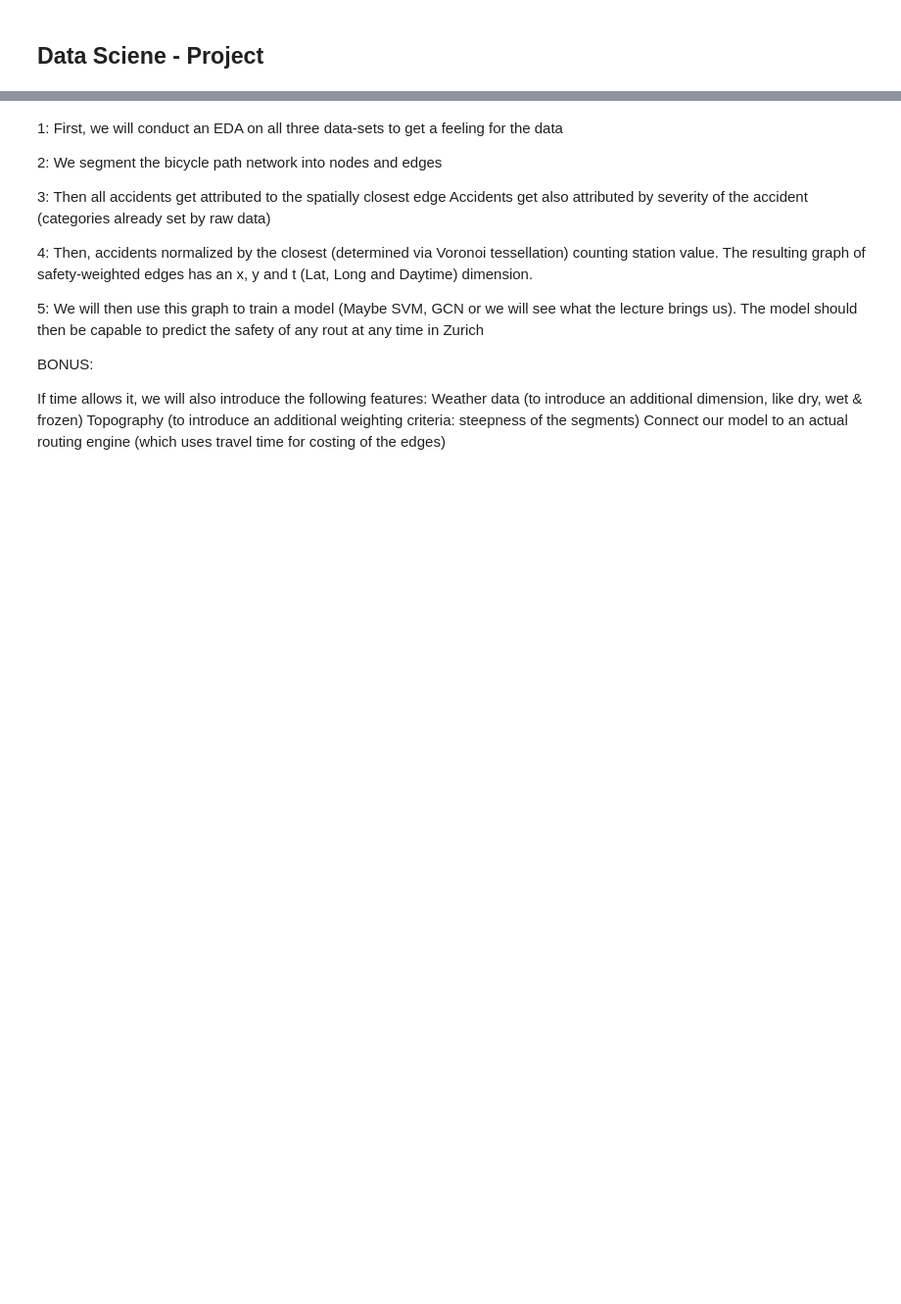
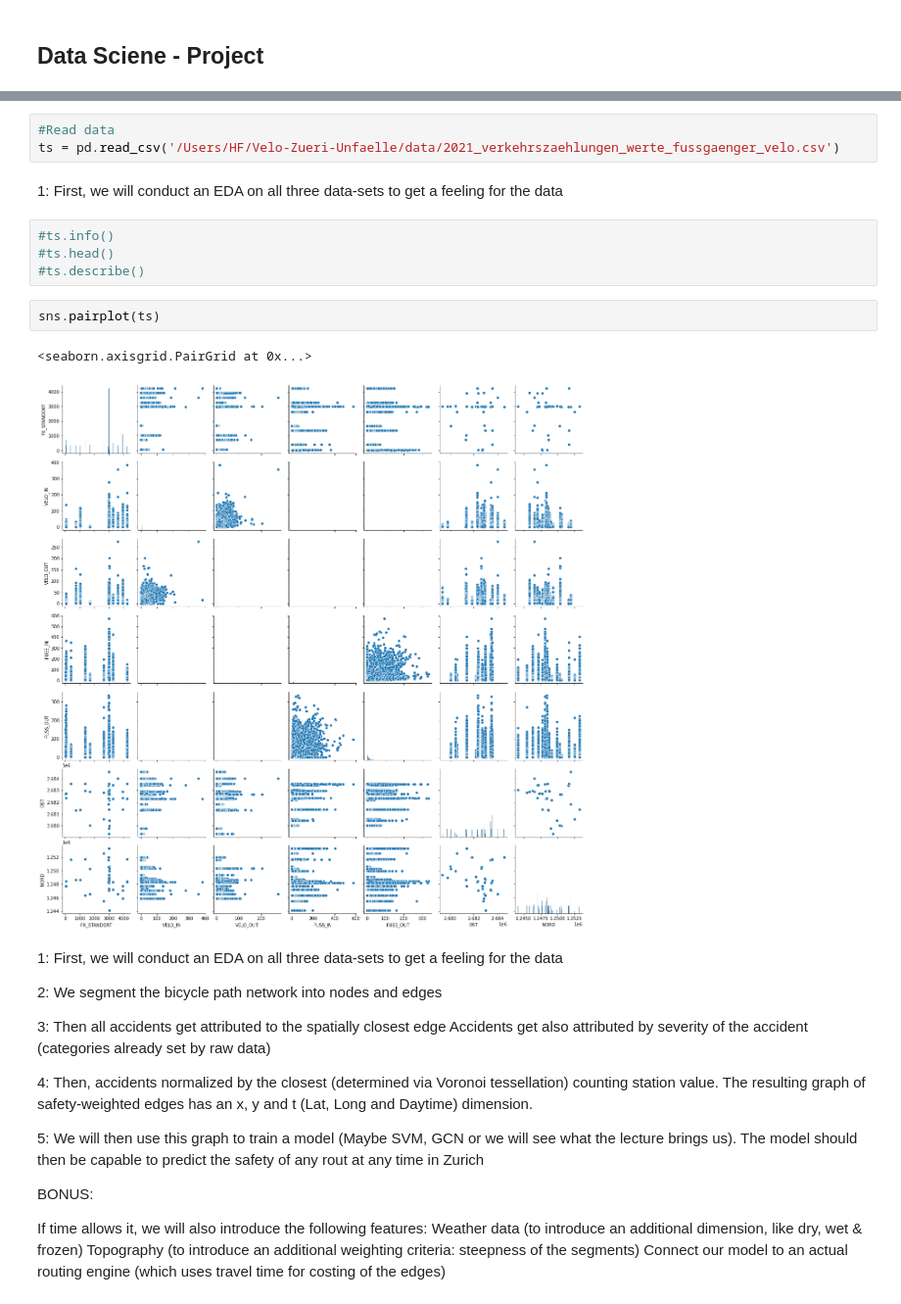
Before and after one commit to thereallinusrg/Velo-Zueri-Unfaelle, a Jupyter notebook: maurus-notebook.ipynb, the cells around one changed output, grey strips where cells are left out. Shown at 98% size. Saved outputs shown, nothing was run; the diff lists cells and outputs as text; blank space fills up the shorter version.

```diff
--- a/maurus-notebook.ipynb
+++ b/maurus-notebook.ipynb
@@ -3,3 +21,17 @@
+# %%
+#Read data
+ts = pd.read_csv('/Users/HF/Velo-Zueri-Unfaelle/data/2021_verkehrszaehlungen_werte_fussgaenger_velo.csv')
+# %% [markdown]
+1: First, we will conduct an EDA on all three data-sets to get a feeling for the data
+# %%
+#ts.info()
+#ts.head()
+#ts.describe()
+# %%
+sns.pairplot(ts)
+# %% [output]
+<seaborn.axisgrid.PairGrid at 0x...>
+[figure, added]
 # %% [markdown]
 1: First, we will conduct an EDA on all three data-sets to get a feeling for the data
 
```
Also changed, not shown: parts of 1 cell of this notebook.
